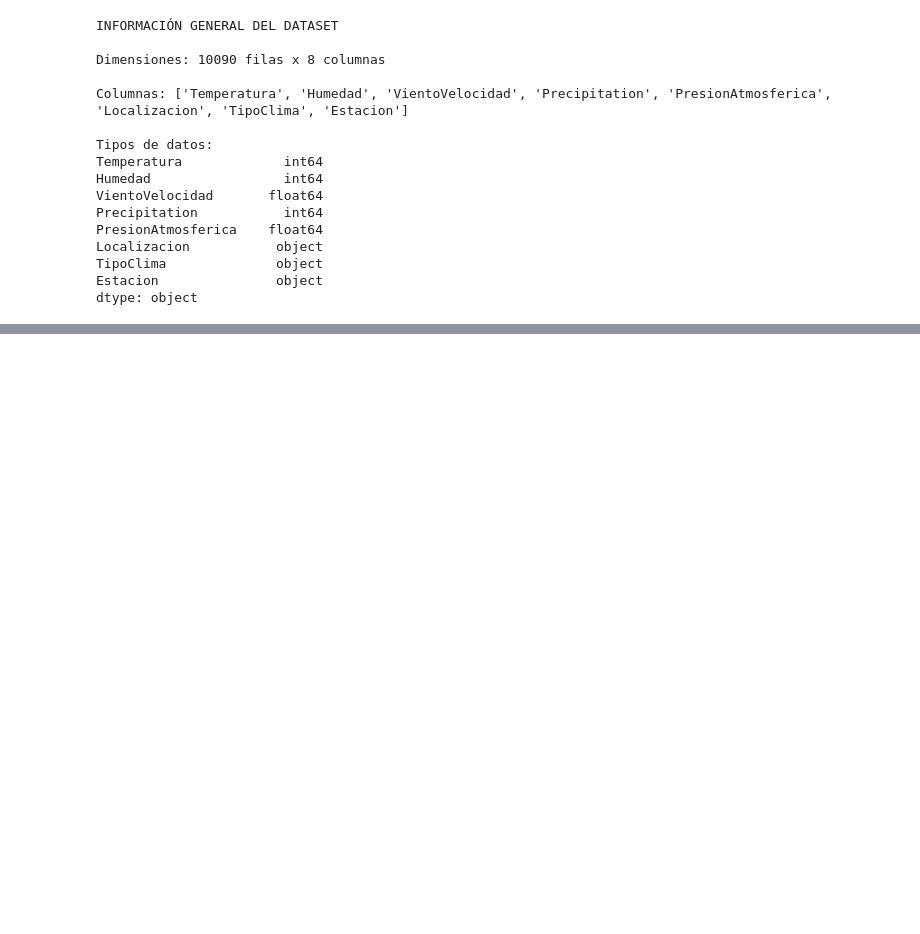
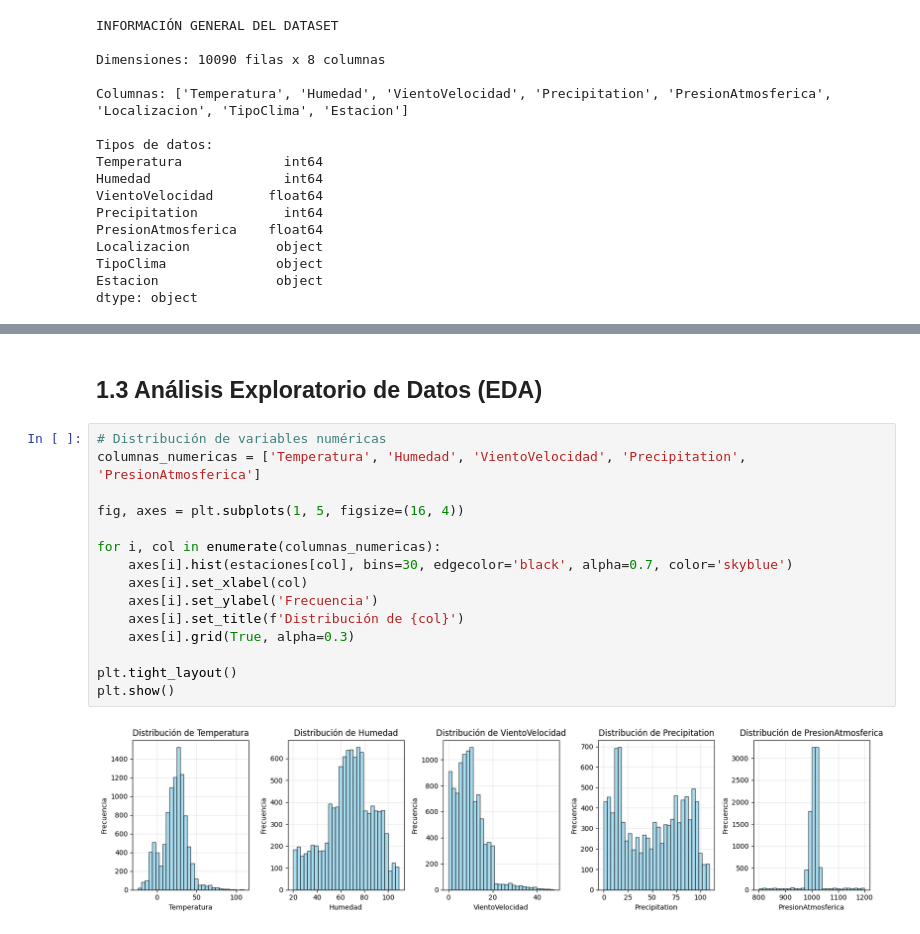
Before and after one commit to Fabrote/season-classifier, a Jupyter notebook: MD-TP3_TAPIA-PALACIO.ipynb, the cells around one changed output, grey strips where cells are left out. Drawn from its saved outputs; the diff is of its cells as text; blank space fills up the shorter version.

```diff
--- a/MD-TP3_TAPIA-PALACIO.ipynb
+++ b/MD-TP3_TAPIA-PALACIO.ipynb
@@ -56,0 +128,19 @@ dtype: object
+# %% [markdown]
+## 1.3 Análisis Exploratorio de Datos (EDA)
+# %%
+# Distribución de variables numéricas
+columnas_numericas = ['Temperatura', 'Humedad', 'VientoVelocidad', 'Precipitation', 'PresionAtmosferica']
+
+fig, axes = plt.subplots(1, 5, figsize=(16, 4))
+
+for i, col in enumerate(columnas_numericas):
+    axes[i].hist(estaciones[col], bins=30, edgecolor='black', alpha=0.7, color='skyblue')
+    axes[i].set_xlabel(col)
+    axes[i].set_ylabel('Frecuencia')
+    axes[i].set_title(f'Distribución de {col}')
+    axes[i].grid(True, alpha=0.3)
+
+plt.tight_layout()
+plt.show()
+# %% [output]
+[figure, added]
```
Also changed, not shown: parts of 10 cells of this notebook.
